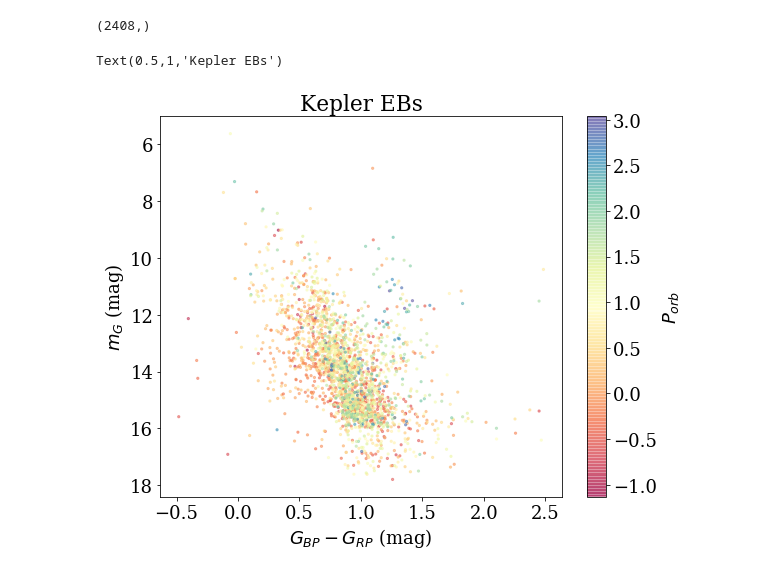
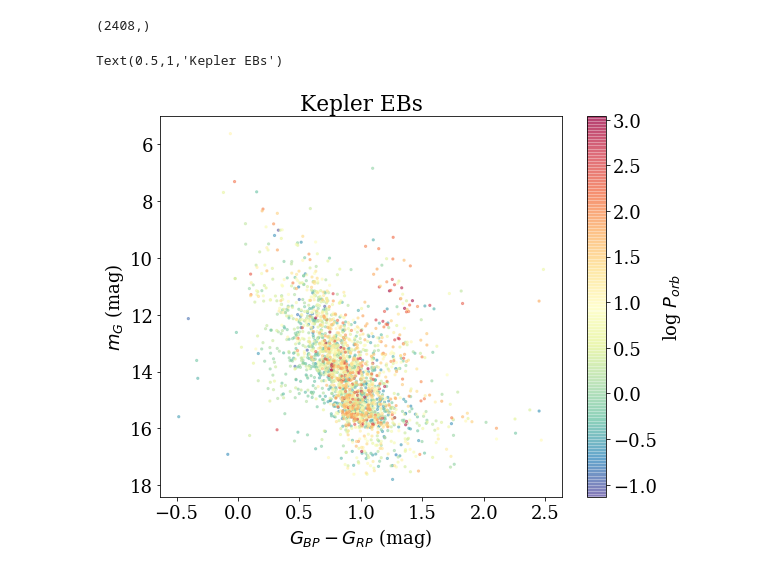
Before and after one commit to jradavenport/EBHRD, a Jupyter notebook: notebooks/explore.ipynb, the cells around one changed output. Cells and saved outputs as stored; diff of their text form; code cells hidden in the pictures.

```diff
--- a/notebooks/explore.ipynb
+++ b/notebooks/explore.ipynb
@@ -59,21 +59,21 @@ ok.shape # this is most of the true EBs
 # %%
 
 plt.figure(figsize=(9,7))
-cmap = plt.cm.Spectral
+cmap = plt.cm.Spectral_r
 
 plt.scatter(df['bp_rp'][ok], df['phot_g_mean_mag'][ok],
             c=np.log10(df['Per'][ok]), cmap=cmap, s=5, alpha=0.5)
 plt.gca().invert_yaxis()
 
 cb = plt.colorbar()
-cb.set_label('$P_{orb}$')
+cb.set_label('log $P_{orb}$')
 plt.ylabel('$m_G$ (mag)')
 
 plt.xlabel('$G_{BP} - G_{RP}$ (mag)')
 plt.title('Kepler EBs')
 # %% [output]
 Text(0.5,1,'Kepler EBs')
-[figure, old version]
+[figure, new version]
 # %%
 Mnames = ('EEP', 'log10_isochrone_age_yr', 'initial_mass', 'star_mass', 'log_Teff',
           'log_g', 'log_L', '[Fe/H]_init', '[Fe/H]', 'Bessell_U', 'Bessell_B', 'Bessell_V',
```
Also changed, not shown: parts of 8 cells of this notebook.
